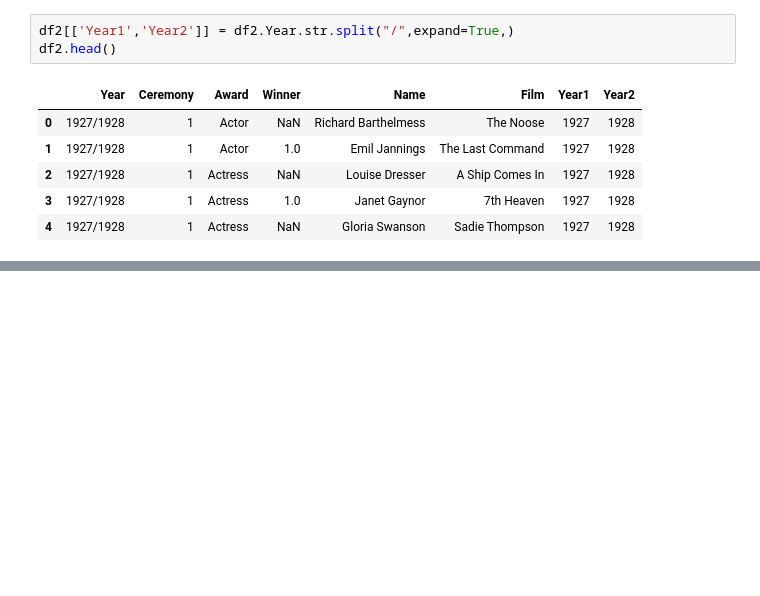
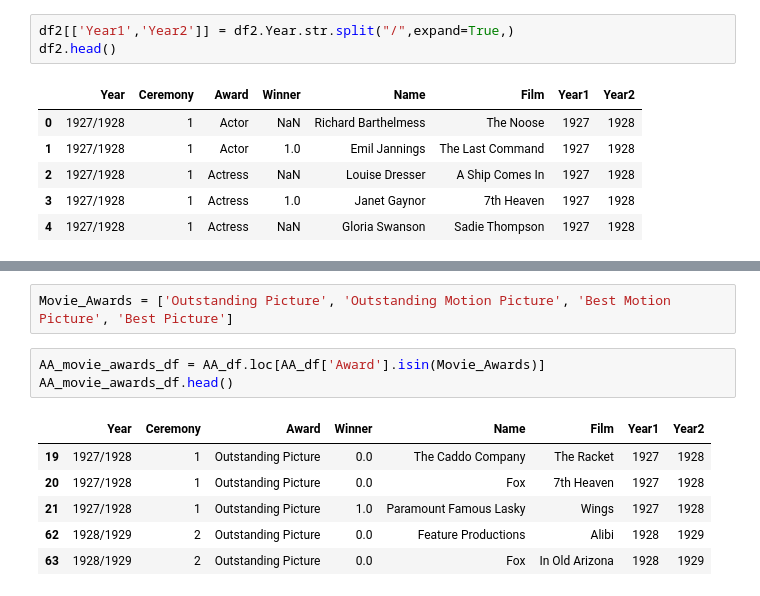
Before and after one commit to etumi/ETL-Project, a Jupyter notebook: ETL_notbook.ipynb, the cells around one changed output, grey strips where cells are left out. Saved outputs shown, nothing was run; the diff lists cells and outputs as text; blank space fills up the shorter version.

```diff
--- a/ETL_notbook.ipynb
+++ b/ETL_notbook.ipynb
@@ -28,0 +72,12 @@ df2.head()
+# %%
+Movie_Awards = ['Outstanding Picture', 'Outstanding Motion Picture', 'Best Motion Picture', 'Best Picture']
+# %%
+AA_movie_awards_df = AA_df.loc[AA_df['Award'].isin(Movie_Awards)]
+AA_movie_awards_df.head()
+# %% [output]
+|  | Year | Ceremony | Award | Winner | Name | Film | Year1 | Year2 |
+| 19 | 1927/1928 | 1 | Outstanding Picture | 0.0 | The Caddo Company | The Racket | 1927 | 1928 |
+| 20 | 1927/1928 | 1 | Outstanding Picture | 0.0 | Fox | 7th Heaven | 1927 | 1928 |
+| 21 | 1927/1928 | 1 | Outstanding Picture | 1.0 | Paramount Famous Lasky | Wings | 1927 | 1928 |
+| 62 | 1928/1929 | 2 | Outstanding Picture | 0.0 | Feature Productions | Alibi | 1928 | 1929 |
+| 63 | 1928/1929 | 2 | Outstanding Picture | 0.0 | Fox | In Old Arizona | 1928 | 1929 |
```
Also changed, not shown: parts of 6 cells of this notebook.
